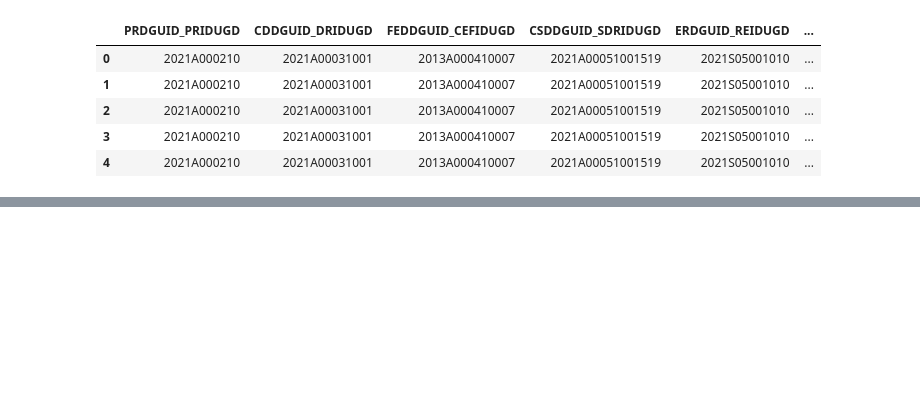
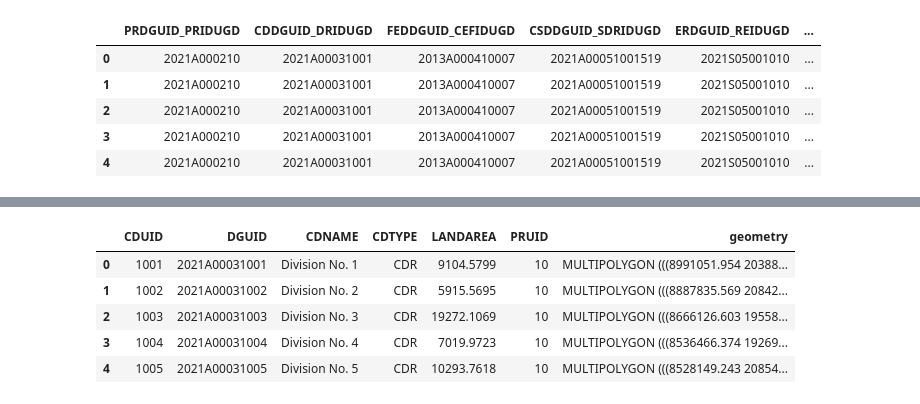
Before and after one commit to craig-sloss/row_community_database, a Jupyter notebook: generate_DA_lookup_file.ipynb, the cells around one changed output, grey strips where cells are left out. Drawn from its saved outputs; the diff is of its cells as text; code cells hidden in the pictures; blank space fills up the shorter version.

```diff
--- a/generate_DA_lookup_file.ipynb
+++ b/generate_DA_lookup_file.ipynb
@@ -37,0 +110,9 @@ LoadJob<project=row-community-database, location=northamerica-northeast2, id=b6c
+# %%
+cd_shapefile.head()
+# %% [output]
+|  | CDUID | DGUID | CDNAME | CDTYPE | LANDAREA | PRUID | geometry |
+| 0 | 1001 | 2021A00031001 | Division No. 1 | CDR | 9104.5799 | 10 | MULTIPOLYGON (((8991051.954 20388... |
+| 1 | 1002 | 2021A00031002 | Division No. 2 | CDR | 5915.5695 | 10 | MULTIPOLYGON (((8887835.569 20842... |
+| 2 | 1003 | 2021A00031003 | Division No. 3 | CDR | 19272.1069 | 10 | MULTIPOLYGON (((8666126.603 19558... |
+| 3 | 1004 | 2021A00031004 | Division No. 4 | CDR | 7019.9723 | 10 | MULTIPOLYGON (((8536466.374 19269... |
+| 4 | 1005 | 2021A00031005 | Division No. 5 | CDR | 10293.7618 | 10 | MULTIPOLYGON (((8528149.243 20854... |
```
Also changed, not shown: parts of 23 cells of this notebook.
